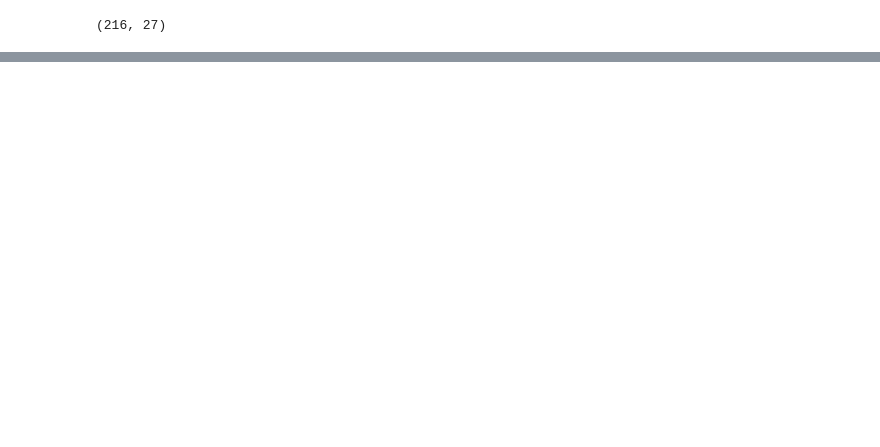
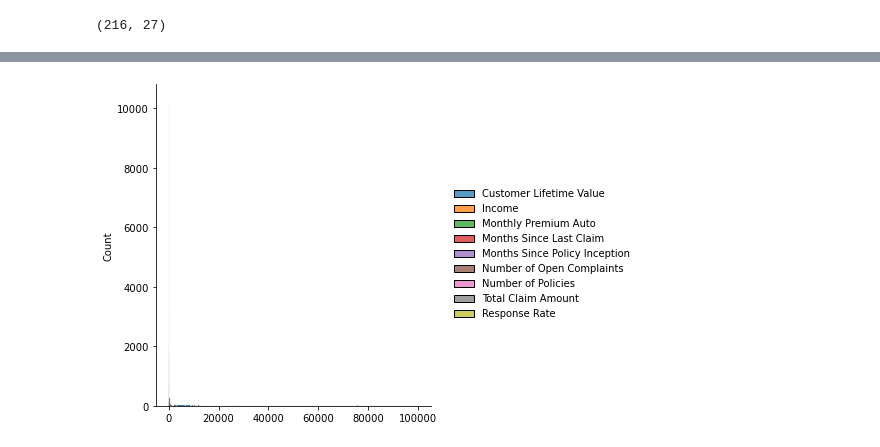
Before and after one commit to RebeccaSaalfeld/lab-customer-analysis-round-2, a Jupyter notebook: Customer Analysis Round 2.ipynb, the cells around one changed output, grey strips where cells are left out. Saved outputs shown, nothing was run; the diff lists cells and outputs as text; code cells hidden in the pictures; blank space fills up the shorter version.

```diff
--- a/Customer Analysis Round 2.ipynb
+++ b/Customer Analysis Round 2.ipynb
@@ -389,0 +450,5 @@ df[(df['Income'] <= 10000) & (df['Response Rate'] == 1)].shape
+# %%
+sns.displot(data=num_data)
+plt.show()
+# %% [output]
+[figure, added]
```
Also changed, not shown: parts of 20 cells of this notebook, 1 other file.
